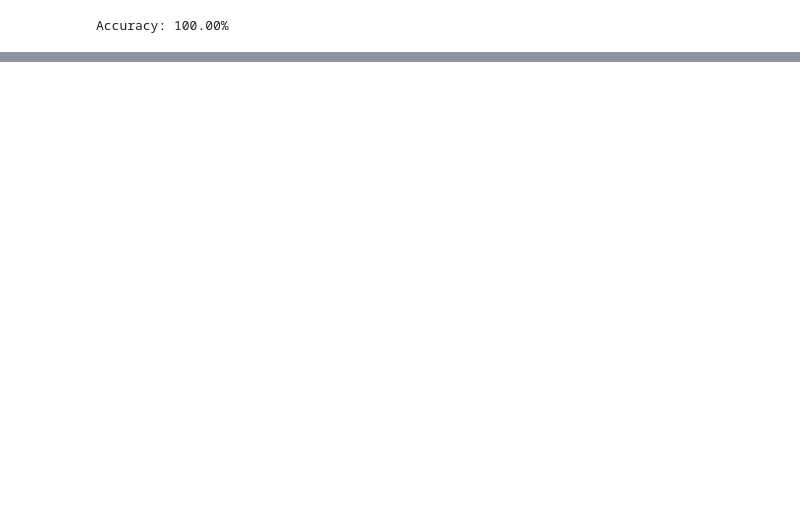
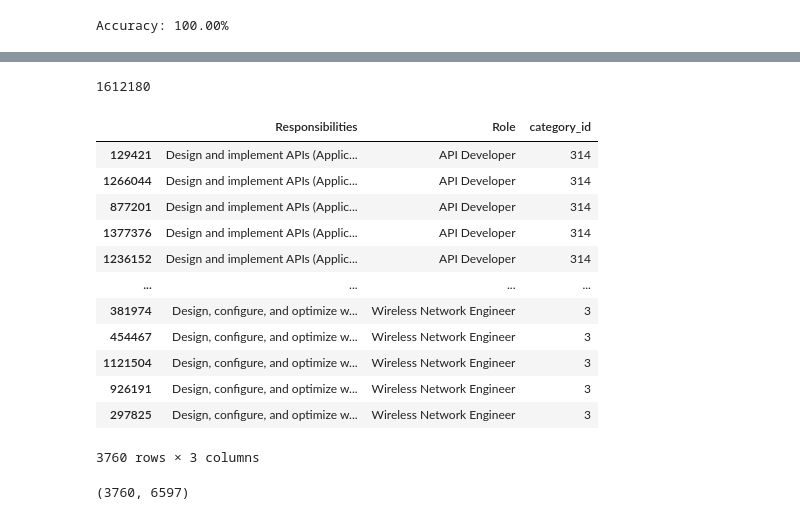
Before and after one commit to twiskle/Job-Dataset, a Jupyter notebook: Job Dataset.ipynb, the cells around one changed output, grey strips where cells are left out. Saved outputs shown, nothing was run; the diff lists cells and outputs as text; code cells hidden in the pictures; blank space fills up the shorter version.

Commit message:
Update Job Dataset.ipynb
NLP using count, td-idf vectorizer with MultinomailNB

```diff
--- a/Job Dataset.ipynb
+++ b/Job Dataset.ipynb
@@ -1455,0 +1365,6 @@ def build_classifier_model():
+# %%
+X_remain = df_nlp.loc[~df_nlp.index.isin(subset_ind),'Responsibilities']
+y_remain = df_nlp.loc[~df_nlp.index.isin(subset_ind),'Role']
+print(len(X_remain))
+# %% [output]
+1612180
@@ -1455,0 +1375,22 @@ def build_classifier_model():
+# %%
+role_values = df_nlp['Role'].unique()
+role_values_dict = dict(zip(role_values,range(len(role_values))))
+# %%
+df_nlp_sample = df_nlp.loc[subset_ind,['Responsibilities', 'Role']]
+df_nlp_sample['category_id'] = df_nlp_sample['Role'].map(role_values_dict)
+
+display(df_nlp_sample)
+# %% [output]
+|  | Responsibilities | Role | category_id |
+| 129421 | Design and implement APIs (Applic... | API Developer | 314 |
+| 1266044 | Design and implement APIs (Applic... | API Developer | 314 |
+| 877201 | Design and implement APIs (Applic... | API Developer | 314 |
+| 1377376 | Design and implement APIs (Applic... | API Developer | 314 |
+| 1236152 | Design and implement APIs (Applic... | API Developer | 314 |
+| ... | ... | ... | ... |
+| 381974 | Design, configure, and optimize w... | Wireless Network Engineer | 3 |
+| 454467 | Design, configure, and optimize w... | Wireless Network Engineer | 3 |
+| 1121504 | Design, configure, and optimize w... | Wireless Network Engineer | 3 |
+| 926191 | Design, configure, and optimize w... | Wireless Network Engineer | 3 |
+| 297825 | Design, configure, and optimize w... | Wireless Network Engineer | 3 |
+3760 rows × 3 columns
@@ -1455,0 +1402,8 @@ def build_classifier_model():
+# %%
+from sklearn.feature_extraction.text import TfidfVectorizer
+tfidf = TfidfVectorizer(sublinear_tf=True, min_df=2, norm='l2', encoding='latin-1', ngram_range=(1, 2), stop_words='english')
+features = tfidf.fit_transform(df_nlp_sample['Responsibilities']).toarray()
+labels = df_nlp_sample.category_id
+print(features.shape)
+# %% [output]
+(3760, 6597)
```
Also changed, not shown: parts of 83 cells of this notebook.
